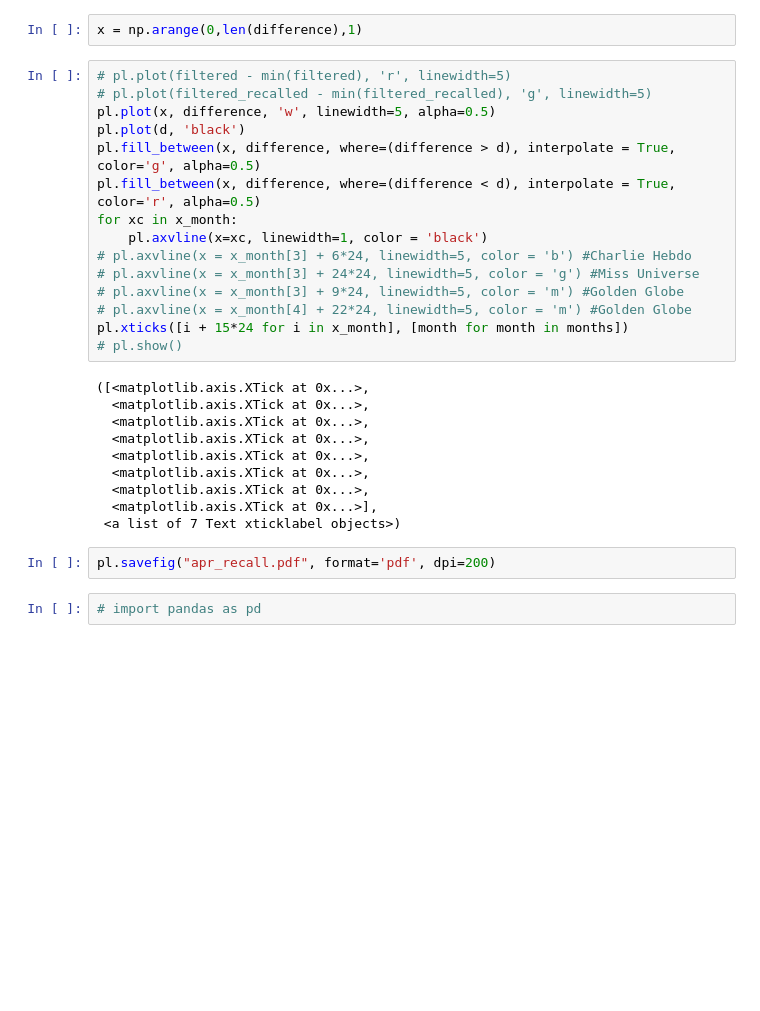
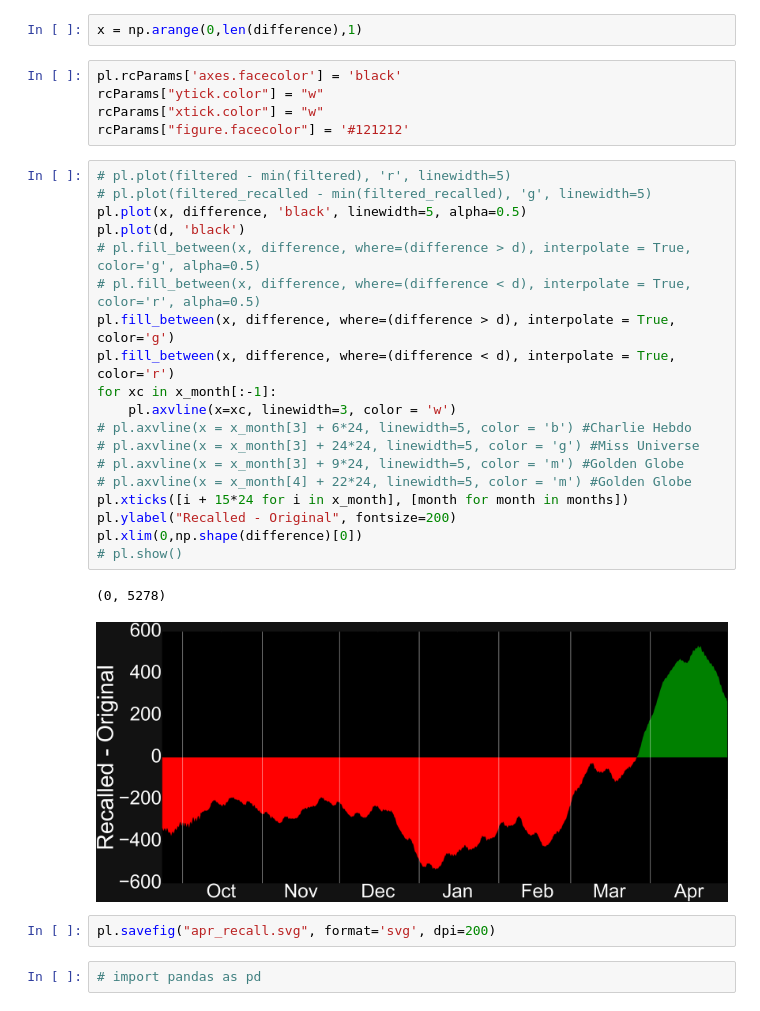
Before and after one commit to mizvol/WikiBrain, a Jupyter notebook: ipython/Hopfield-Fixed.ipynb, the cells around one changed output. Saved outputs shown, nothing was run; the diff lists cells and outputs as text; blank space fills up the shorter version.

```diff
--- a/ipython/Hopfield-Fixed.ipynb
+++ b/ipython/Hopfield-Fixed.ipynb
@@ -414,33 +425,35 @@ d = np.zeros(len(filtered_recalled[1:]))
 difference = filtered_recalled[1:] - min(filtered_recalled[1:]) - (filtered - min(filtered))
 # %%
 x = np.arange(0,len(difference),1)
+# %%
+pl.rcParams['axes.facecolor'] = 'black'
+rcParams["ytick.color"] = "w"
+rcParams["xtick.color"] = "w"
+rcParams["figure.facecolor"] = '#121212'
 # %%
 # pl.plot(filtered - min(filtered), 'r', linewidth=5)
 # pl.plot(filtered_recalled - min(filtered_recalled), 'g', linewidth=5)
-pl.plot(x, difference, 'w', linewidth=5, alpha=0.5)
+pl.plot(x, difference, 'black', linewidth=5, alpha=0.5)
 pl.plot(d, 'black')
-pl.fill_between(x, difference, where=(difference > d), interpolate = True, color='g', alpha=0.5)
-pl.fill_between(x, difference, where=(difference < d), interpolate = True, color='r', alpha=0.5)
-for xc in x_month:
-    pl.axvline(x=xc, linewidth=1, color = 'black')
+# pl.fill_between(x, difference, where=(difference > d), interpolate = True, color='g', alpha=0.5)
+# pl.fill_between(x, difference, where=(difference < d), interpolate = True, color='r', alpha=0.5)
+pl.fill_between(x, difference, where=(difference > d), interpolate = True, color='g')
+pl.fill_between(x, difference, where=(difference < d), interpolate = True, color='r')
+for xc in x_month[:-1]:
+    pl.axvline(x=xc, linewidth=3, color = 'w')
 # pl.axvline(x = x_month[3] + 6*24, linewidth=5, color = 'b') #Charlie Hebdo
 # pl.axvline(x = x_month[3] + 24*24, linewidth=5, color = 'g') #Miss Universe
 # pl.axvline(x = x_month[3] + 9*24, linewidth=5, color = 'm') #Golden Globe
 # pl.axvline(x = x_month[4] + 22*24, linewidth=5, color = 'm') #Golden Globe
 pl.xticks([i + 15*24 for i in x_month], [month for month in months])
+pl.ylabel("Recalled - Original", fontsize=200)
+pl.xlim(0,np.shape(difference)[0])
 # pl.show()
 # %% [output]
-([<matplotlib.axis.XTick at 0x...>,
-  <matplotlib.axis.XTick at 0x...>,
-  <matplotlib.axis.XTick at 0x...>,
-  <matplotlib.axis.XTick at 0x...>,
-  <matplotlib.axis.XTick at 0x...>,
-  <matplotlib.axis.XTick at 0x...>,
-  <matplotlib.axis.XTick at 0x...>,
-  <matplotlib.axis.XTick at 0x...>],
- <a list of 7 Text xticklabel objects>)
+(0, 5278)
+[figure, added]
 # %%
-pl.savefig("apr_recall.pdf", format='pdf', dpi=200)
+pl.savefig("apr_recall.svg", format='svg', dpi=200)
 # %%
 # import pandas as pd
 # %%
```
Also changed, not shown: parts of 5 cells of this notebook, 2 other files.
